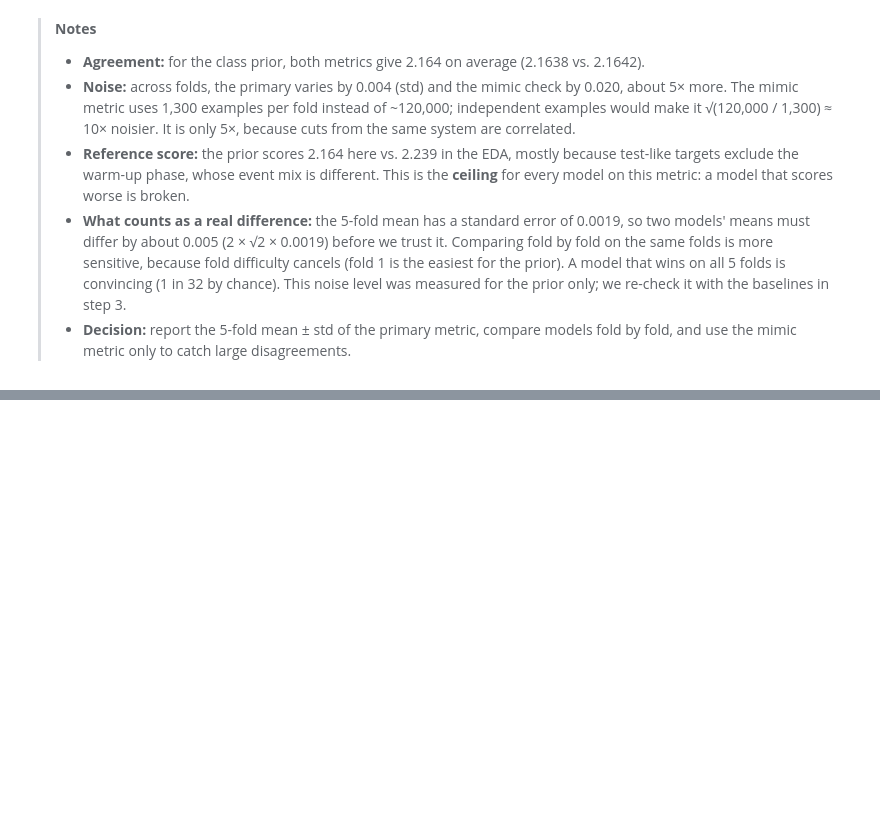
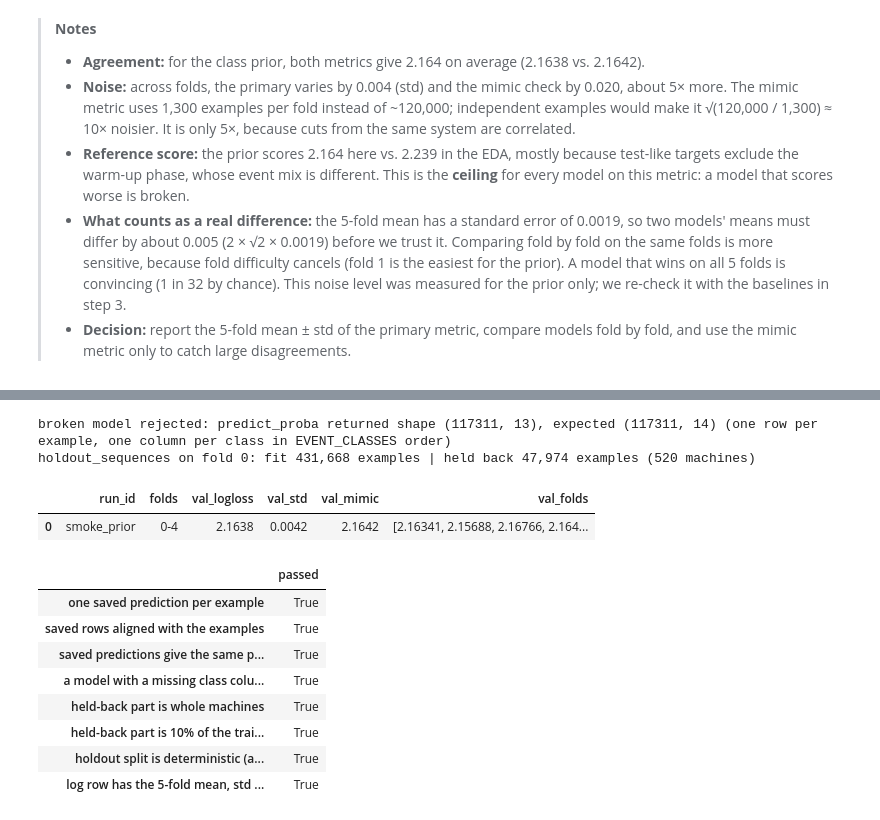
Before and after one commit to duongnc000/eventflow, a Jupyter notebook: notebooks/02_validation.ipynb, the cells around one changed output, grey strips where cells are left out. Saved outputs shown, nothing was run; the diff lists cells and outputs as text; code cells hidden in the pictures; blank space fills up the shorter version.

```diff
--- a/notebooks/02_validation.ipynb
+++ b/notebooks/02_validation.ipynb
@@ -327,0 +364,68 @@ Anything fitted on data (scalers, clipping thresholds, imputers, vocabularies) i
+# %%
+import tempfile
+from pathlib import Path
+import eventflow.tracking as tracking
+from eventflow.metrics import multiclass_log_loss
+
+# 1. Saved predictions reload aligned with the examples and give the same scores
+oof = load_oof("smoke_prior")
+same_scores = all(
+    np.isclose(multiclass_log_loss(d["target"], d[PROBA_COLS].to_numpy()), cv.per_fold.loc[f, "logloss"], atol=1e-5)
+    for f, d in oof.groupby("fold"))
+
+# 2. A broken model is rejected instead of being scored
+class MissingClass(ClassPrior):          # e.g. a model that never saw one class and drops its column
+    def predict_proba(self, data, examples):
+        return super().predict_proba(data, examples)[:, :-1]
+try:
+    cross_validate(MissingClass, train, examples, folds=[TUNING_FOLD], verbose=False)
+    rejected = False
+except ValueError as err:
+    rejected = True
+    print("broken model rejected:", err)
+
+# 3. Early-stopping split: whole machines, 10%, same as the split used in 06_features_check
+tr0 = examples[examples["fold"] != TUNING_FOLD]
+fit_part, stop_part = holdout_sequences(tr0)
+print(f"holdout_sequences on fold {TUNING_FOLD}: fit {len(fit_part):,} examples | held back "
+      f"{len(stop_part):,} examples ({stop_part['sequence_id'].nunique()} machines)")
+
+# 4. One log row, written to a temporary file (the real experiments/results.csv stays clean)
+real_log = tracking.EXPERIMENT_LOG
+with tempfile.TemporaryDirectory() as tmp:
+    tracking.EXPERIMENT_LOG = Path(tmp) / "results.csv"
+    try:
+        cv.log(run_id="smoke_prior", author="A", model="class prior", feature_set="none")
+        logged = pd.read_csv(tracking.EXPERIMENT_LOG)
+    finally:
+        tracking.EXPERIMENT_LOG = real_log
+display(logged[["run_id", "folds", "val_logloss", "val_std", "val_mimic", "val_folds"]])
+
+interface_checks = {
+    "one saved prediction per example": len(oof) == len(examples),
+    "saved rows aligned with the examples": (oof[KEY_COLS].to_numpy() == examples[KEY_COLS].to_numpy()).all(),
+    "saved predictions give the same per-fold scores": same_scores,
+    "a model with a missing class column is rejected": rejected,
+    "held-back part is whole machines": not set(fit_part["sequence_id"]) & set(stop_part["sequence_id"]),
+    "held-back part is 10% of the training machines": stop_part["sequence_id"].nunique() == round(0.1 * tr0["sequence_id"].nunique()),
+    "holdout split is deterministic (any row order)":
+        set(holdout_sequences(tr0.sample(frac=1, random_state=1))[1]["sequence_id"]) == set(stop_part["sequence_id"]),
+    "log row has the 5-fold mean, std and per-fold scores": np.isclose(logged.loc[0, "val_logloss"], cv.mean, atol=1e-5)
+        and np.isclose(logged.loc[0, "val_std"], cv.std, atol=1e-5) and logged.loc[0, "folds"] == "0-4",
+}
+display(pd.Series(interface_checks, name="passed").to_frame())
+assert all(interface_checks.values())
+# %% [output]
+broken model rejected: predict_proba returned shape (117311, 13), expected (117311, 14) (one row per example, one column per class in EVENT_CLASSES order)
+holdout_sequences on fold 0: fit 431,668 examples | held back 47,974 examples (520 machines)
+|  | run_id | folds | val_logloss | val_std | val_mimic | val_folds |
+| 0 | smoke_prior | 0-4 | 2.1638 | 0.0042 | 2.1642 | [2.16341, 2.15688, 2.16766, 2.164... |
+|  | passed |
+| one saved prediction per example | True |
+| saved rows aligned with the examples | True |
+| saved predictions give the same p... | True |
+| a model with a missing class colu... | True |
+| held-back part is whole machines | True |
+| held-back part is 10% of the trai... | True |
+| holdout split is deterministic (a... | True |
+| log row has the 5-fold mean, std ... | True |
```
Also changed, not shown: parts of 5 cells of this notebook, 4 other files.
